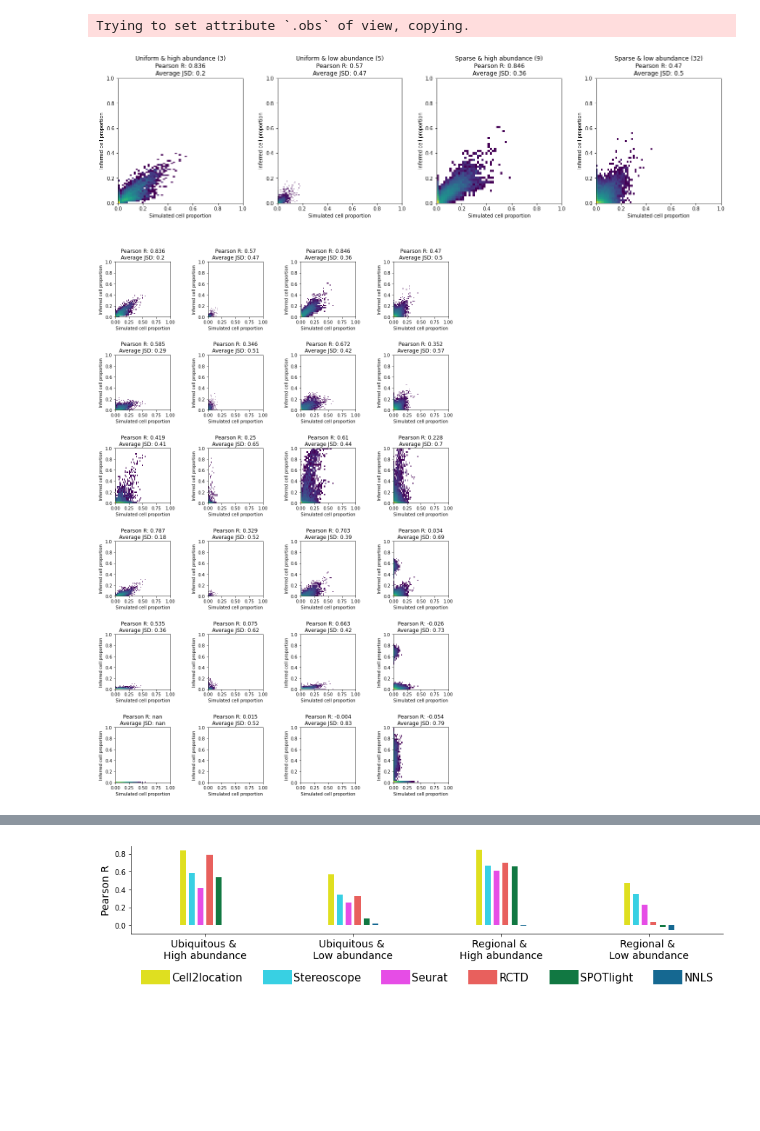
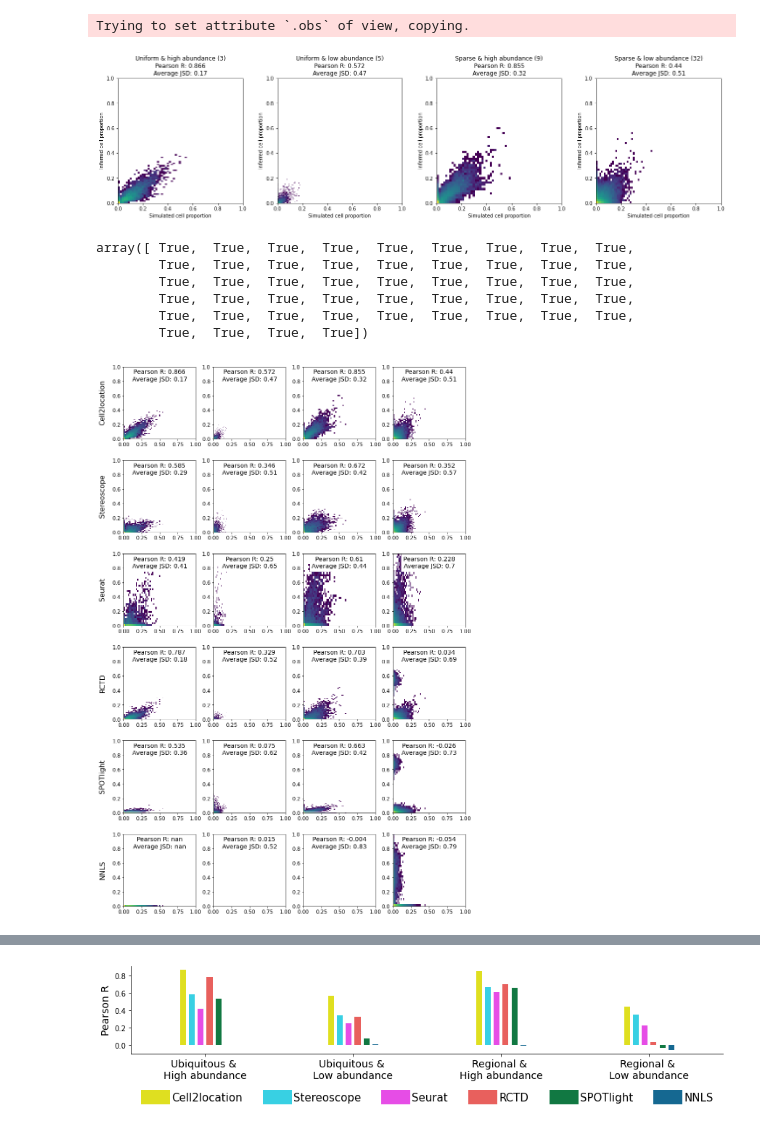
Before and after one commit to vitkl/cell2location_paper, a Jupyter notebook: notebooks/benchmarking/Fig1BCDE_FigS1S2S3_synthetic_data_improved_revision4_plots.ipynb, the cells around one changed output, grey strips where cells are left out. Drawn from its saved outputs; the diff is of its cells as text; code cells hidden in the pictures; blank space fills up the shorter version.

Commit message:
synthetic data analysis with 40k iter

```diff
--- a/notebooks/benchmarking/Fig1BCDE_FigS1S2S3_synthetic_data_improved_revision4_plots.ipynb
+++ b/notebooks/benchmarking/Fig1BCDE_FigS1S2S3_synthetic_data_improved_revision4_plots.ipynb
@@ -69,7 +71,7 @@ regr_inf_aver.iloc[0:5, 0:5]
 | ENSMUSG00000033813 | 0.085916 | 0.130148 | 0.180947 | 0.105858 | 0.070225 |
 | ENSMUSG00000002459 | 2.846514 | 3.509084 | 3.756964 | 4.002057 | 1.390353 |
 # %%
-r_load = {'run_name': 'test_v3_regression_normalisation_adam_alpha_lr0.002_max_epochs70000_alpha200_test_data'}
+r_load = {'run_name': 'test_simplified2_alpha200_lr0.002_max_epochs40000_LocationModelLinearDependentWMultiExperimentLocationBackgroundNormLevelGeneAlphaPyroModel_test_data'}
 
 fig_path=results_folder+'pyro/' +r_load['run_name']+'/plots'
 
@@ -303,7 +305,16 @@ plt.tight_layout()
 
 plt.savefig(fig_path + '/hist_by_category.pdf', bbox_inches='tight')
 # %% [output]
-[figure, old version]
+[figure, new version]
+# %%
+cell_proportions.columns == adata_vis_res.uns['design']['cell_types2zones'].index
+# %% [output]
+array([ True,  True,  True,  True,  True,  True,  True,  True,  True,
+        True,  True,  True,  True,  True,  True,  True,  True,  True,
+        True,  True,  True,  True,  True,  True,  True,  True,  True,
+        True,  True,  True,  True,  True,  True,  True,  True,  True,
+        True,  True,  True,  True,  True,  True,  True,  True,  True,
+        True,  True,  True,  True])
 # %%
 def KL(a, b):
     a = np.asarray(a, dtype=np.float)
@@ -369,42 +380,51 @@ def hist_by_category(cell_count, infer_cell_count, design,
 
     if axs[0] is None:
         plt.subplot(nrow, ncol, 2)
     ind = (design_loc['is_uniform'] * (1 - design_loc['is_high_density'])).values.astype(bool)
     hist_obs_sim(cell_count.loc[:,ind], infer_cell_count.loc[:,ind],
                  xlab=xlab,
                  ylab=ylab,
                  title='', #f'Uniform & low abundance ({ind.sum()})',
                  compute_kl=compute_kl, equal=equal, max_val=max_val, ax=axs[1])
 
     if axs[0] is None:
         plt.subplot(nrow, ncol, 3)
     ind = ((1 - design_loc['is_uniform']) * design_loc['is_high_density']).values.astype(bool)
     hist_obs_sim(cell_count.loc[:,ind], infer_cell_count.loc[:,ind],
                  xlab=xlab,
                  ylab=ylab,
                  title='', #f'Sparse & high abundance ({ind.sum()})',
                  compute_kl=compute_kl, equal=equal, max_val=max_val, ax=axs[2])
 
     if axs[0] is None:
         plt.subplot(nrow, ncol, 4)
     ind = ((1 - design_loc['is_uniform']) * (1 - design_loc['is_high_density'])).values.astype(bool)
     hist_obs_sim(cell_count.loc[:,ind], infer_cell_count.loc[:,ind],
                  xlab=xlab,
                  ylab=ylab,
                  title='', #f'Sparse & low abundance ({ind.sum()})',
                  compute_kl=compute_kl, equal=equal, max_val=max_val, ax=axs[3])
 
-fig, axs = plt.subplots(len(cell_prop_dfs), 4, figsize=(12, 18))
 
-for df, ax in zip(cell_prop_dfs, axs):
-    hist_by_category(cell_proportions, df, adata_vis_res.uns['design']['cell_types2zones'],
-                 xlab='Simulated cell proportion',
-                 ylab='Inferred cell proportion', axs=ax)
-plt.tight_layout()
-plt.savefig(fig_path + '/hist_by_category_all_methods.pdf', bbox_inches='tight')
-plt.show()
+
+with mpl.rc_context({'xtick.labelsize': 12, 'ytick.labelsize': 12}):
+    fig, axs = plt.subplots(len(cell_prop_dfs), 4, figsize=(12, 18))
+    for df, ax, name in zip(cell_prop_dfs, axs, method_names):
+        hist_by_category(cell_proportions, df, adata_vis_res.uns['design']['cell_types2zones'],
+                     xlab='Simulated cell proportion',
+                     ylab='Inferred cell proportion', axs=ax)
+        for ax_ in ax:
+            ax_.set_title(ax_.get_title(), y=0.765, backgroundcolor='white', zorder=1, size=14)
+            ax_.set_xlabel('')
+            ax_.set_ylabel('')
+            if ax_.is_first_col():
+                ax_.set_ylabel(name, size=16, labelpad=15)
+
+    plt.tight_layout()
+    plt.savefig(fig_path + '/hist_by_category_all_methods.pdf', bbox_inches='tight')
+    plt.show()
 # %% [output]
-[figure, old version]
+[figure, new version]
 # %%
 from sklearn.metrics import roc_curve
 from sklearn.metrics import roc_auc_score
```
Also changed, not shown: parts of 12 cells of this notebook, 14 other files.
